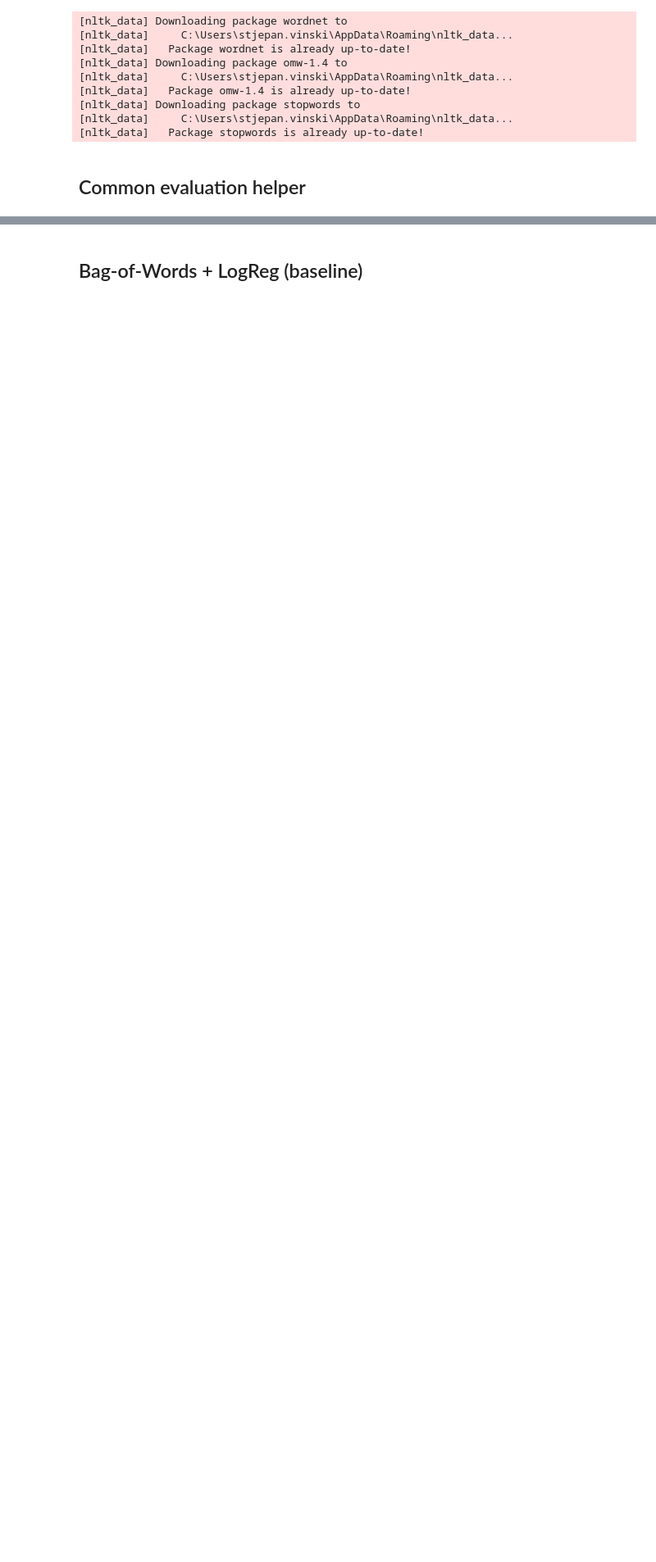
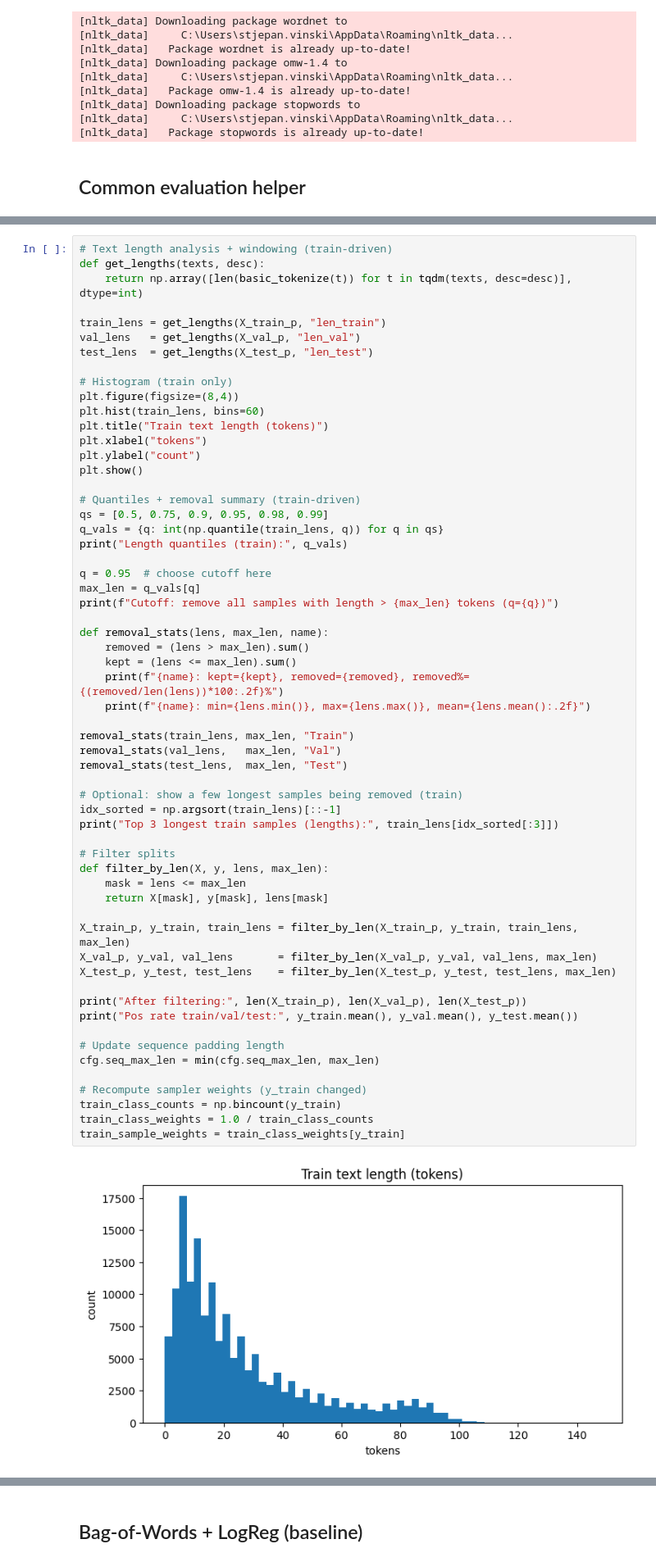
Before and after one commit to VinskiStjepan/AdvancedML, a Jupyter notebook: Jigsaw_TFIDF_LSTM_BiLSTM_MSE_Stjepan_Vinski.ipynb, the cells around one changed output, grey strips where cells are left out. Shown at 82% size. Drawn from its saved outputs; the diff is of its cells as text; blank space fills up the shorter version.

```diff
--- a/Jigsaw_TFIDF_LSTM_BiLSTM_MSE_Stjepan_Vinski.ipynb
+++ b/Jigsaw_TFIDF_LSTM_BiLSTM_MSE_Stjepan_Vinski.ipynb
@@ -232,0 +349,61 @@ def eval_binary(y_true, y_pred, name="model", show_report=False):
+# %%
+# Text length analysis + windowing (train-driven)
+def get_lengths(texts, desc):
+    return np.array([len(basic_tokenize(t)) for t in tqdm(texts, desc=desc)], dtype=int)
+
+train_lens = get_lengths(X_train_p, "len_train")
+val_lens   = get_lengths(X_val_p, "len_val")
+test_lens  = get_lengths(X_test_p, "len_test")
+
+# Histogram (train only)
+plt.figure(figsize=(8,4))
+plt.hist(train_lens, bins=60)
+plt.title("Train text length (tokens)")
+plt.xlabel("tokens")
+plt.ylabel("count")
+plt.show()
+
+# Quantiles + removal summary (train-driven)
+qs = [0.5, 0.75, 0.9, 0.95, 0.98, 0.99]
+q_vals = {q: int(np.quantile(train_lens, q)) for q in qs}
+print("Length quantiles (train):", q_vals)
+
+q = 0.95  # choose cutoff here
+max_len = q_vals[q]
+print(f"Cutoff: remove all samples with length > {max_len} tokens (q={q})")
+
+def removal_stats(lens, max_len, name):
+    removed = (lens > max_len).sum()
+    kept = (lens <= max_len).sum()
+    print(f"{name}: kept={kept}, removed={removed}, removed%={(removed/len(lens))*100:.2f}%")
+    print(f"{name}: min={lens.min()}, max={lens.max()}, mean={lens.mean():.2f}")
+
+removal_stats(train_lens, max_len, "Train")
+removal_stats(val_lens,   max_len, "Val")
+removal_stats(test_lens,  max_len, "Test")
+
+# Optional: show a few longest samples being removed (train)
+idx_sorted = np.argsort(train_lens)[::-1]
+print("Top 3 longest train samples (lengths):", train_lens[idx_sorted[:3]])
+
+# Filter splits
+def filter_by_len(X, y, lens, max_len):
+    mask = lens <= max_len
+    return X[mask], y[mask], lens[mask]
+
+X_train_p, y_train, train_lens = filter_by_len(X_train_p, y_train, train_lens, max_len)
+X_val_p, y_val, val_lens       = filter_by_len(X_val_p, y_val, val_lens, max_len)
+X_test_p, y_test, test_lens    = filter_by_len(X_test_p, y_test, test_lens, max_len)
+
+print("After filtering:", len(X_train_p), len(X_val_p), len(X_test_p))
+print("Pos rate train/val/test:", y_train.mean(), y_val.mean(), y_test.mean())
+
+# Update sequence padding length
+cfg.seq_max_len = min(cfg.seq_max_len, max_len)
+
+# Recompute sampler weights (y_train changed)
+train_class_counts = np.bincount(y_train)
+train_class_weights = 1.0 / train_class_counts
+train_sample_weights = train_class_weights[y_train]
+# %% [output]
+[figure, added]
```
Also changed, not shown: parts of 27 cells of this notebook, 4 other files.
